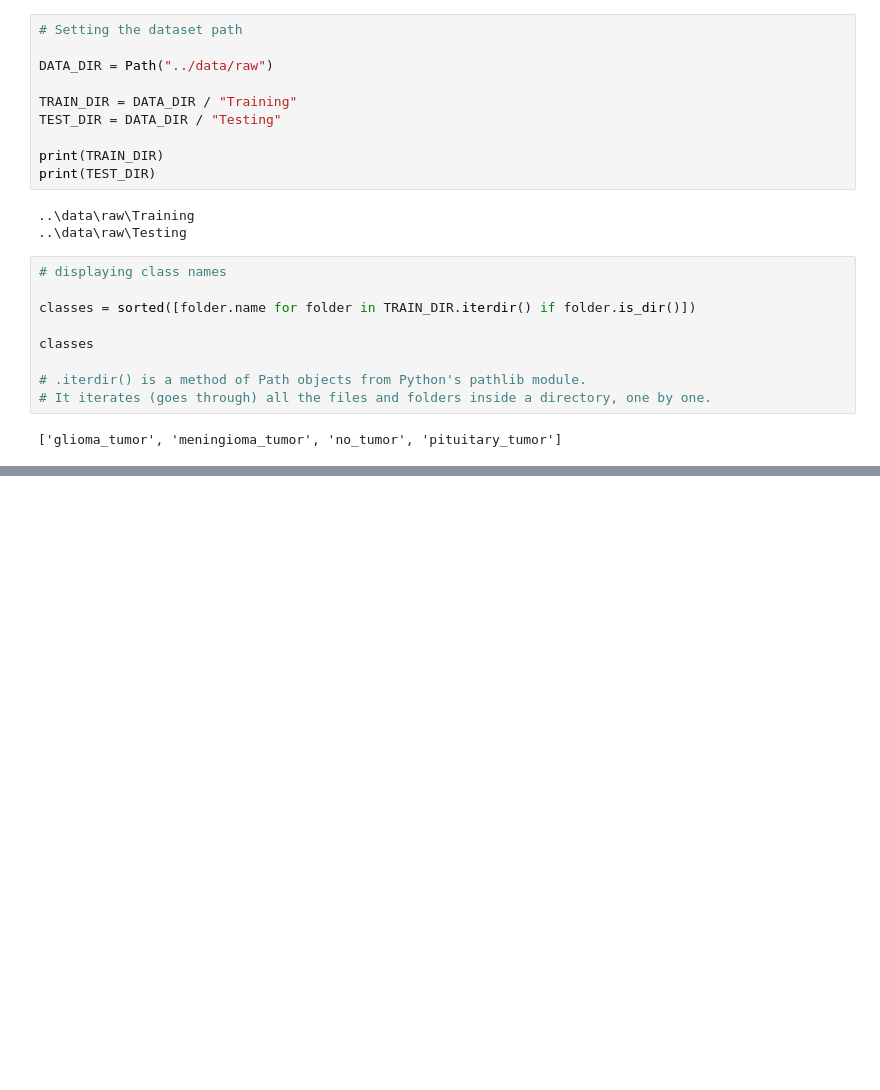
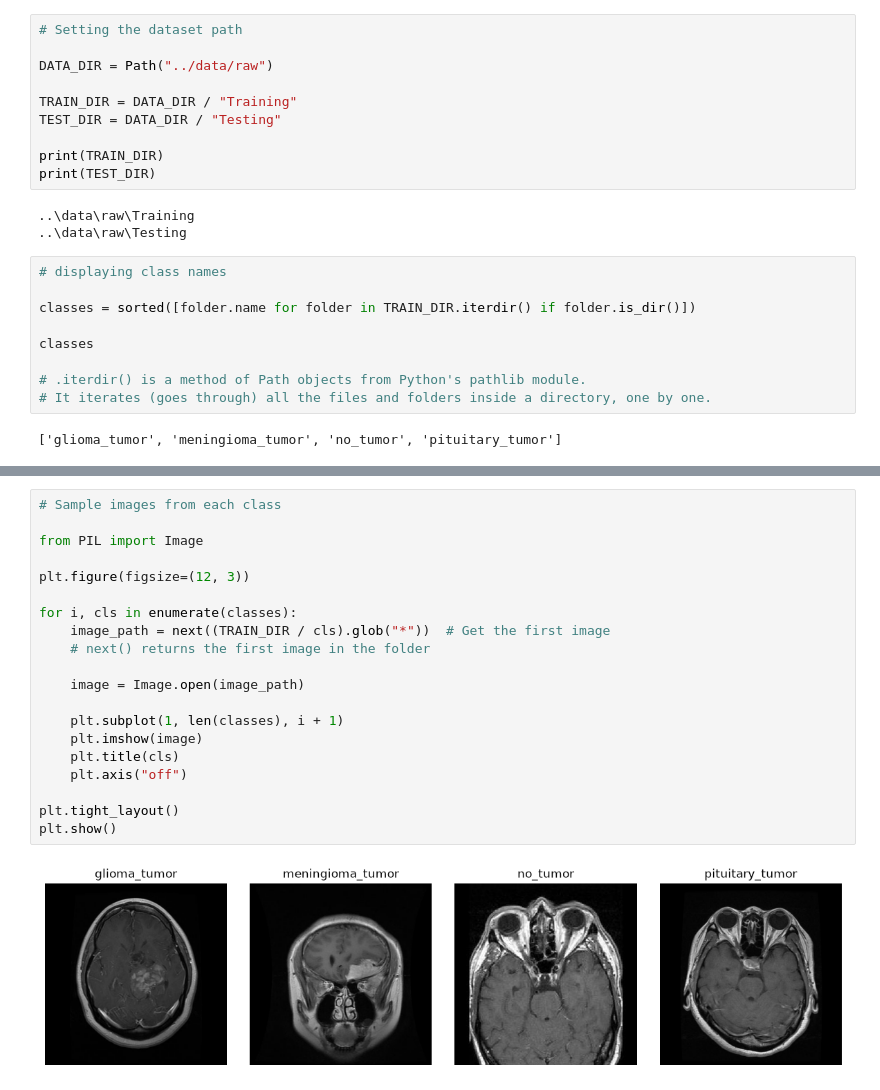
Before and after one commit to ashutoshkashyap04/brain-tumor-detection, a Jupyter notebook: notebooks/01-data-loading-and-eda.ipynb, the cells around one changed output, grey strips where cells are left out. Cells and saved outputs as stored; diff of their text form; blank space fills up the shorter version.

```diff
--- a/notebooks/01-data-loading-and-eda.ipynb
+++ b/notebooks/01-data-loading-and-eda.ipynb
@@ -42,0 +70,22 @@ pituitary_tumor: 827
+# %%
+# Sample images from each class
+
+from PIL import Image
+
+plt.figure(figsize=(12, 3))
+
+for i, cls in enumerate(classes):
+    image_path = next((TRAIN_DIR / cls).glob("*"))  # Get the first image
+    # next() returns the first image in the folder
+
+    image = Image.open(image_path)
+
+    plt.subplot(1, len(classes), i + 1)
+    plt.imshow(image)
+    plt.title(cls)
+    plt.axis("off")
+
+plt.tight_layout()
+plt.show()
+# %% [output]
+[figure, added]
```
Also changed, not shown: parts of 10 cells of this notebook, 1 other file.
